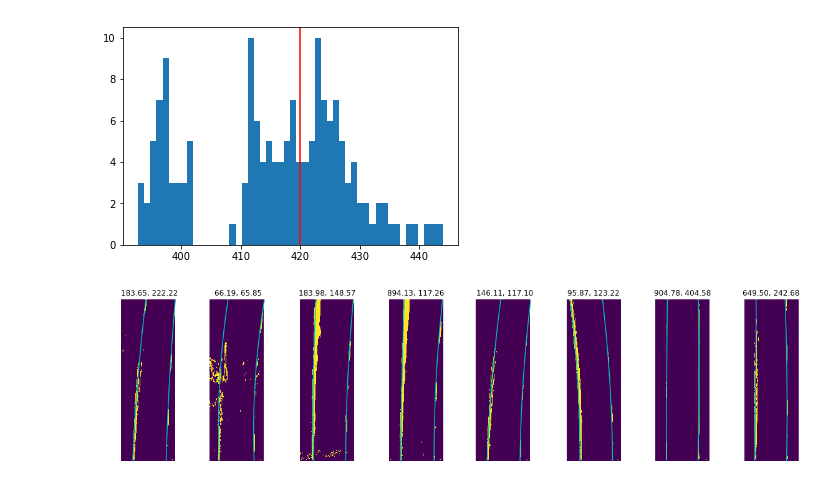
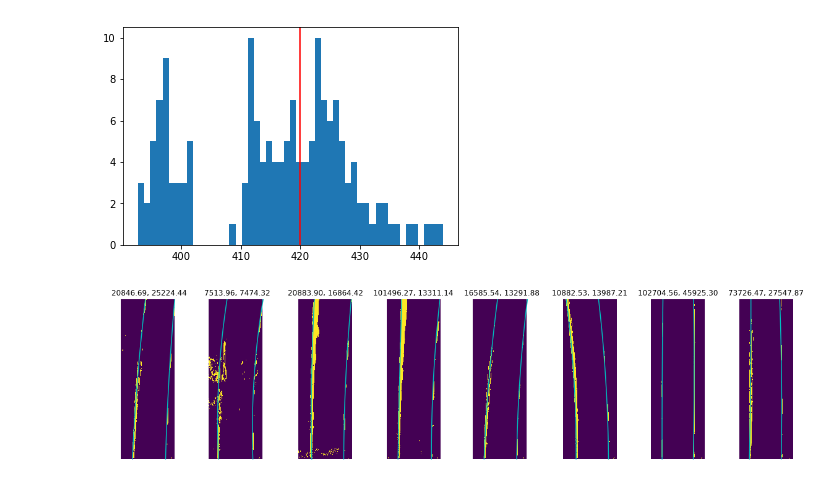
Before and after one commit to semeniuta/CarND-Advanced-Lane-Lines, a Jupyter notebook: 8_curvature_and_pos.ipynb, the cells around one changed output. Saved outputs shown, nothing was run; the diff lists cells and outputs as text; code cells hidden in the pictures.

```diff
--- a/8_curvature_and_pos.ipynb
+++ b/8_curvature_and_pos.ipynb
@@ -168,23 +162,23 @@ plt.axvline(420, color='r')
 # %%
 last_y = CANVAS_SZ[1]
 
 plt.figure(figsize=(20, 5))
 
 for i, im in enumerate(test_images_undist):
     runner.run(image=im, M=M)
 
     plt.subplot(1, 8, i+1)
     plt.imshow( runner['all_thresholds'])
     _ = plt.axis('off')
 
     poly_y, poly_x_left, poly_x_right = lanelines.get_lane_polynomials_points( runner['warped'], runner['p_coefs_left'], runner['p_coefs_right'] )
 
     plt.plot(poly_x_left, poly_y, color='c')
     plt.plot(poly_x_right, poly_y, color='c')
 
     curv_left = lanelines.curvature_poly2(runner['p_coefs_left'], last_y)
     curv_right = lanelines.curvature_poly2(runner['p_coefs_right'], last_y)
 
-    plt.title('{:.2f}, {:.2f}'.format(curv_left / PIXELS_PER_METER, curv_right / PIXELS_PER_METER))
+    plt.title('{:.2f}, {:.2f}'.format(curv_left, curv_right))
 # %% [output]
-[figure, old version]
+[figure, new version]
```
Also changed, not shown: parts of 4 cells of this notebook, 4 other files.
